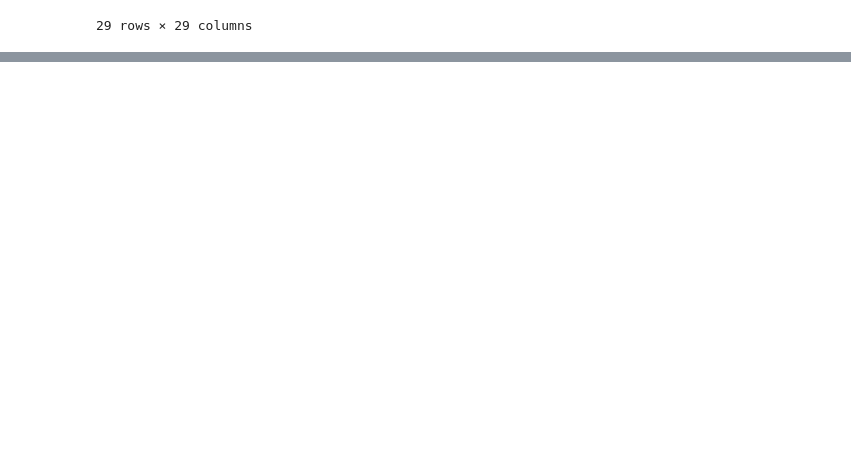
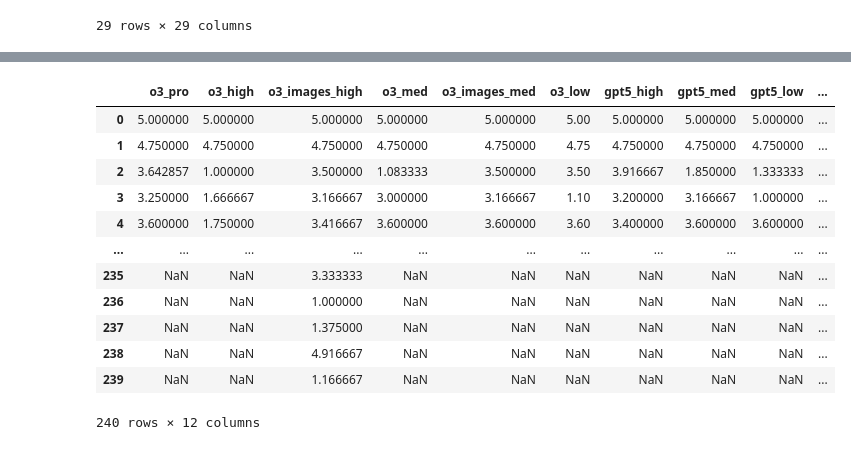
Before and after one commit to subjectivitylab/artificial_phantasia, a Jupyter notebook: data_analysis/data_analysis.ipynb, the cells around one changed output, grey strips where cells are left out. Saved outputs shown, nothing was run; the diff lists cells and outputs as text; code cells hidden in the pictures; blank space fills up the shorter version.

```diff
--- a/data_analysis/data_analysis.ipynb
+++ b/data_analysis/data_analysis.ipynb
@@ -1697,0 +1735,7 @@ corr_sum.to_csv("output_csvs/human_correlation_summary.csv")
+# %%
+llm_grade_distribution = {}
+for model in set(llm_full_results["Model"].values):
+    llm_grade_distribution[model] = llm_full_results.loc[llm_full_results["Model"] == model][
+        "average_mean"].reset_index(drop=True)
+df_llm_grade_dist = pd.DataFrame(llm_grade_distribution)
+df_llm_grade_dist
@@ -1697,0 +1764,14 @@ corr_sum.to_csv("output_csvs/human_correlation_summary.csv")
+# %%
+def convert_model_map_to_distribution_results(llm_results, model_map):
+    final_dict = {}
+    for key in model_map.keys():
+        final_dict[key] = pd.concat(
+            [
+                llm_results.loc[llm_results['Model'] == model, "average_mean"].reset_index(drop=True)
+                for model in model_map[key]
+            ],
+            ignore_index=True
+        )
+    final_df = pd.DataFrame(final_dict)
+
+    return final_df
@@ -1697,0 +1821,18 @@ corr_sum.to_csv("output_csvs/human_correlation_summary.csv")
+# %%
+openai_reasoning_comparison_grade_dist = convert_model_map_to_distribution_results(llm_full_results,
+                                                                                   openai_reasoning_comparison_model_map)
+openai_reasoning_comparison_grade_dist
+# %% [output]
+|  | o3_pro | o3_high | o3_images_high | o3_med | o3_images_med | o3_low | gpt5_high | gpt5_med | gpt5_low | ... |
+| 0 | 5.000000 | 5.000000 | 5.000000 | 5.000000 | 5.000000 | 5.00 | 5.000000 | 5.000000 | 5.000000 | ... |
+| 1 | 4.750000 | 4.750000 | 4.750000 | 4.750000 | 4.750000 | 4.75 | 4.750000 | 4.750000 | 4.750000 | ... |
+| 2 | 3.642857 | 1.000000 | 3.500000 | 1.083333 | 3.500000 | 3.50 | 3.916667 | 1.850000 | 1.333333 | ... |
+| 3 | 3.250000 | 1.666667 | 3.166667 | 3.000000 | 3.166667 | 1.10 | 3.200000 | 3.166667 | 1.000000 | ... |
+| 4 | 3.600000 | 1.750000 | 3.416667 | 3.600000 | 3.600000 | 3.60 | 3.400000 | 3.600000 | 3.600000 | ... |
+| ... | ... | ... | ... | ... | ... | ... | ... | ... | ... | ... |
+| 235 | NaN | NaN | 3.333333 | NaN | NaN | NaN | NaN | NaN | NaN | ... |
+| 236 | NaN | NaN | 1.000000 | NaN | NaN | NaN | NaN | NaN | NaN | ... |
+| 237 | NaN | NaN | 1.375000 | NaN | NaN | NaN | NaN | NaN | NaN | ... |
+| 238 | NaN | NaN | 4.916667 | NaN | NaN | NaN | NaN | NaN | NaN | ... |
+| 239 | NaN | NaN | 1.166667 | NaN | NaN | NaN | NaN | NaN | NaN | ... |
+240 rows × 12 columns
```
Also changed, not shown: parts of 16 cells of this notebook, 41 other files.
